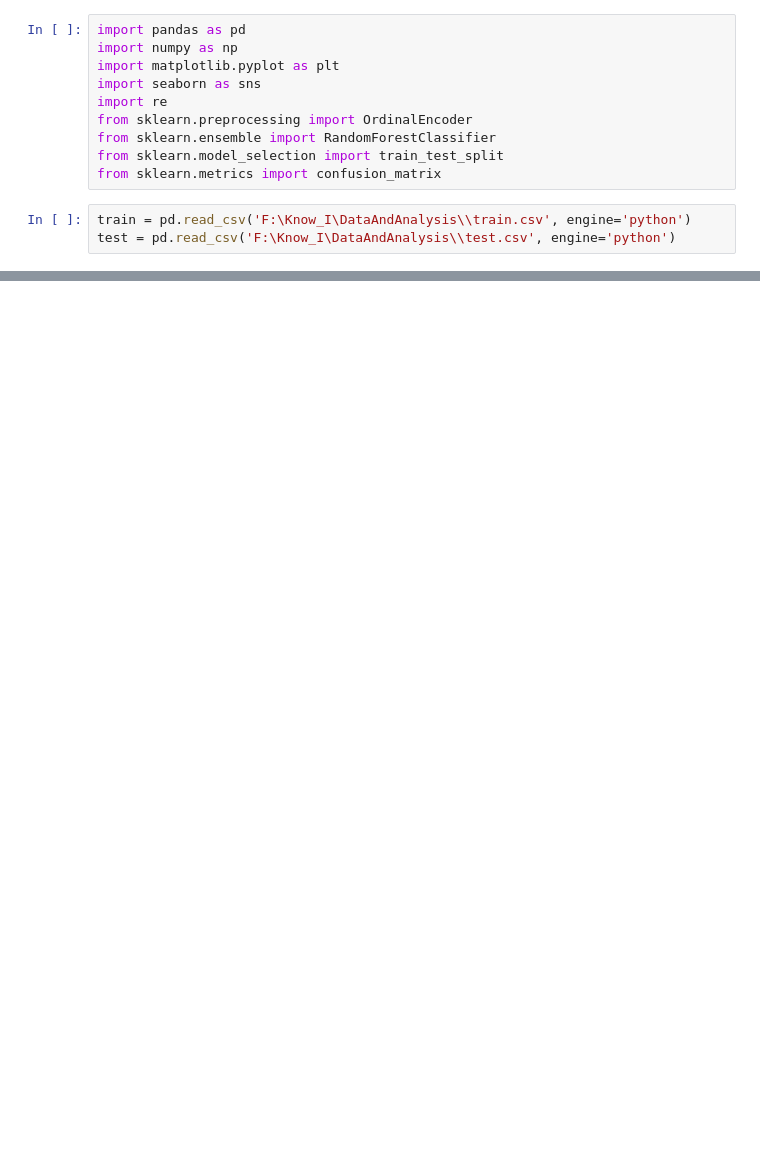
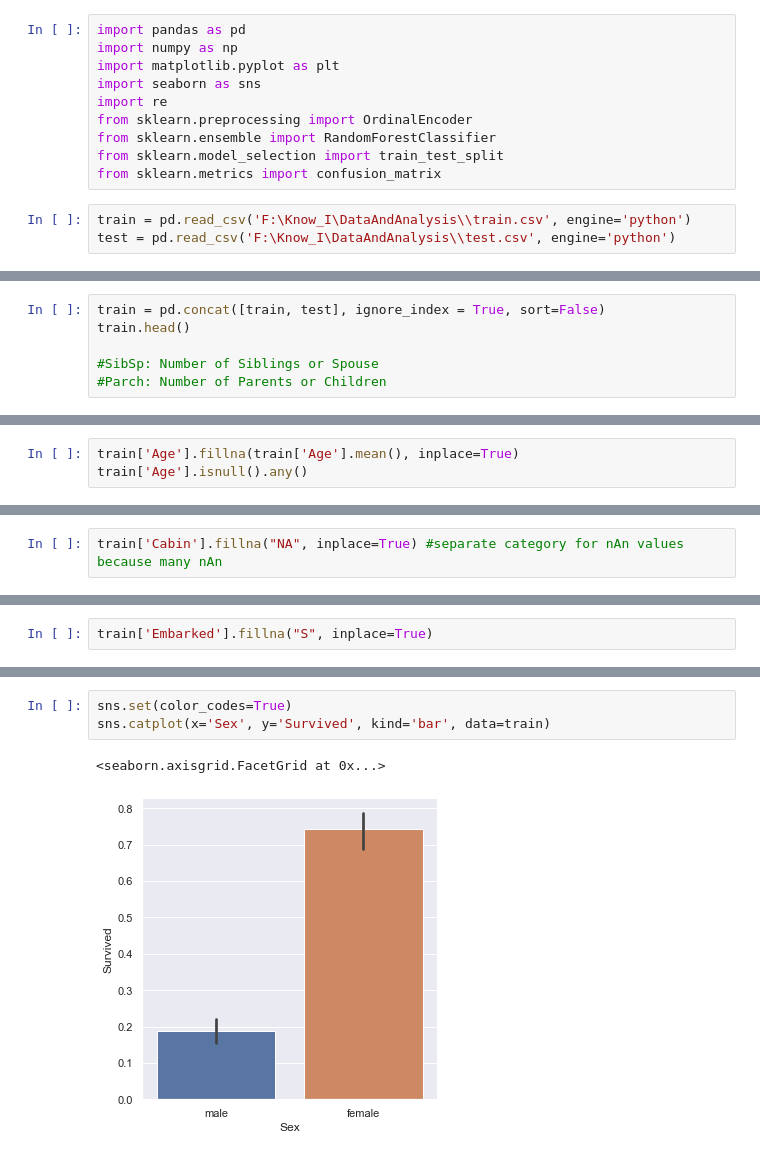
Before and after one commit to PriyaShrinithi/Titanic, a Jupyter notebook: Titanic.ipynb, the cells around one changed output, grey strips where cells are left out. Saved outputs shown, nothing was run; the diff lists cells and outputs as text; blank space fills up the shorter version.

```diff
--- a/Titanic.ipynb
+++ b/Titanic.ipynb
@@ -264,0 +14,6 @@ Name: Name_Title, dtype: object
+# %%
+train = pd.concat([train, test], ignore_index = True, sort=False)
+train.head()
+
+#SibSp: Number of Siblings or Spouse
+#Parch: Number of Parents or Children
@@ -264,0 +114,3 @@ Name: Name_Title, dtype: object
+# %%
+train['Age'].fillna(train['Age'].mean(), inplace=True)
+train['Age'].isnull().any()
@@ -264,0 +127,2 @@ Name: Name_Title, dtype: object
+# %%
+train['Cabin'].fillna("NA", inplace=True) #separate category for nAn values because many nAn
@@ -264,0 +174,2 @@ Name: Name_Title, dtype: object
+# %%
+train['Embarked'].fillna("S", inplace=True)
@@ -264,0 +194,6 @@ Name: Name_Title, dtype: object
+# %%
+sns.set(color_codes=True)
+sns.catplot(x='Sex', y='Survived', kind='bar', data=train)
+# %% [output]
+<seaborn.axisgrid.FacetGrid at 0x...>
+[figure, added]
```
Also changed, not shown: parts of 59 cells of this notebook.
